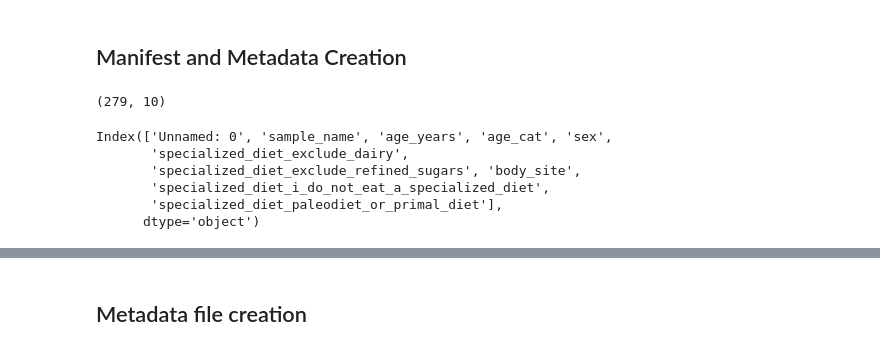
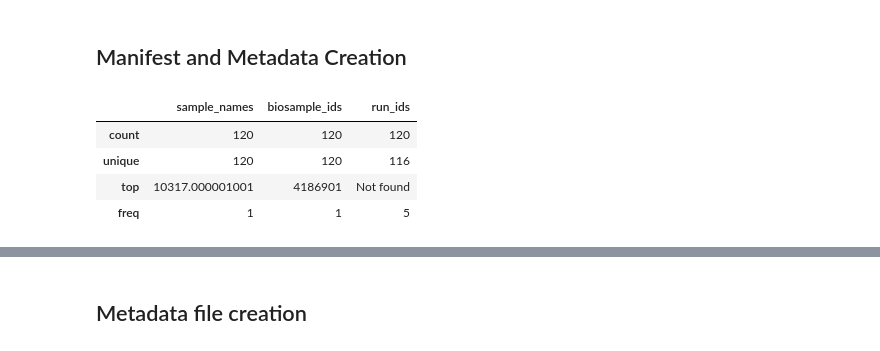
Before and after one commit to grusso98/gut-microbiota-diet, a Jupyter notebook: fastq-analysis.ipynb, the cells around one changed output, grey strips where cells are left out. Saved outputs shown, nothing was run; the diff lists cells and outputs as text; code cells hidden in the pictures.

```diff
--- a/fastq-analysis.ipynb
+++ b/fastq-analysis.ipynb
@@ -3,15 +3,3 @@
 # %%
 import pandas as pd
 import numpy as np
-# %%
-manifest = pd.read_csv('ref_sugar_sample.csv')
-print(manifest.shape)
-manifest.columns
-# %% [output]
-(279, 10)
-Index(['Unnamed: 0', 'sample_name', 'age_years', 'age_cat', 'sex',
-       'specialized_diet_exclude_dairy',
-       'specialized_diet_exclude_refined_sugars', 'body_site',
-       'specialized_diet_i_do_not_eat_a_specialized_diet',
-       'specialized_diet_paleodiet_or_primal_diet'],
-      dtype='object')
@@ -29,0 +10,8 @@ manifest = manifest.loc[~manifest.sample_name.isin(sample_no_fastq)]
+# %%
+control.describe()
+# %% [output]
+|  | sample_names | biosample_ids | run_ids |
+| count | 120 | 120 | 120 |
+| unique | 120 | 120 | 116 |
+| top | 10317.000001001 | 4186901 | Not found |
+| freq | 1 | 1 | 5 |
```
Also changed, not shown: parts of 16 cells of this notebook, 2 other files.
